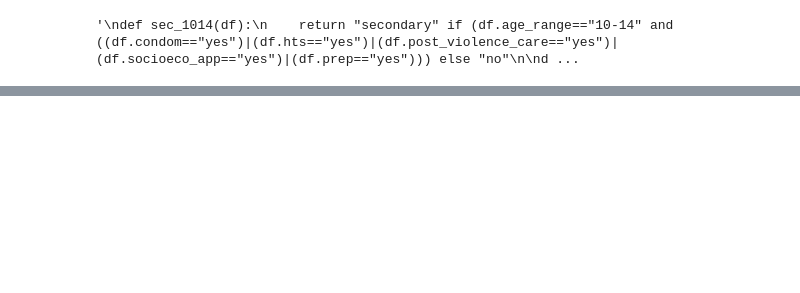
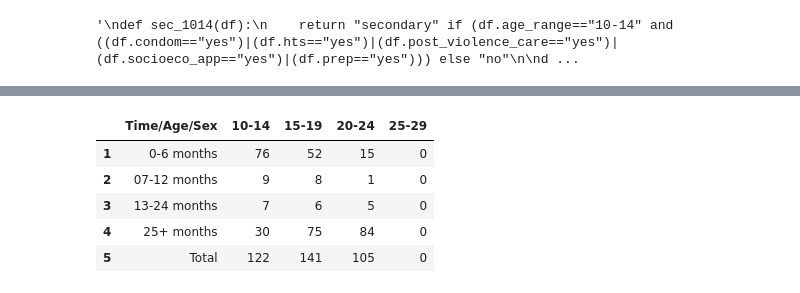
Before and after one commit to thecassion/dataapi, a Jupyter notebook: app/services/test.ipynb, the cells around one changed output, grey strips where cells are left out. Drawn from its saved outputs; the diff is of its cells as text; code cells hidden in the pictures; blank space fills up the shorter version.

```diff
--- a/app/services/test.ipynb
+++ b/app/services/test.ipynb
@@ -1349,0 +1545,9 @@ datim.datim_agyw_prevI()
+# %%
+datim.datim_agyw_prevIII()
+# %% [output]
+|  | Time/Age/Sex | 10-14 | 15-19 | 20-24 | 25-29 |
+| 1 | 0-6 months | 76 | 52 | 15 | 0 |
+| 2 | 07-12 months | 9 | 8 | 1 | 0 |
+| 3 | 13-24 months | 7 | 6 | 5 | 0 |
+| 4 | 25+ months | 30 | 75 | 84 | 0 |
+| 5 | Total | 122 | 141 | 105 | 0 |
```
Also changed, not shown: parts of 13 cells of this notebook, 4 other files.
